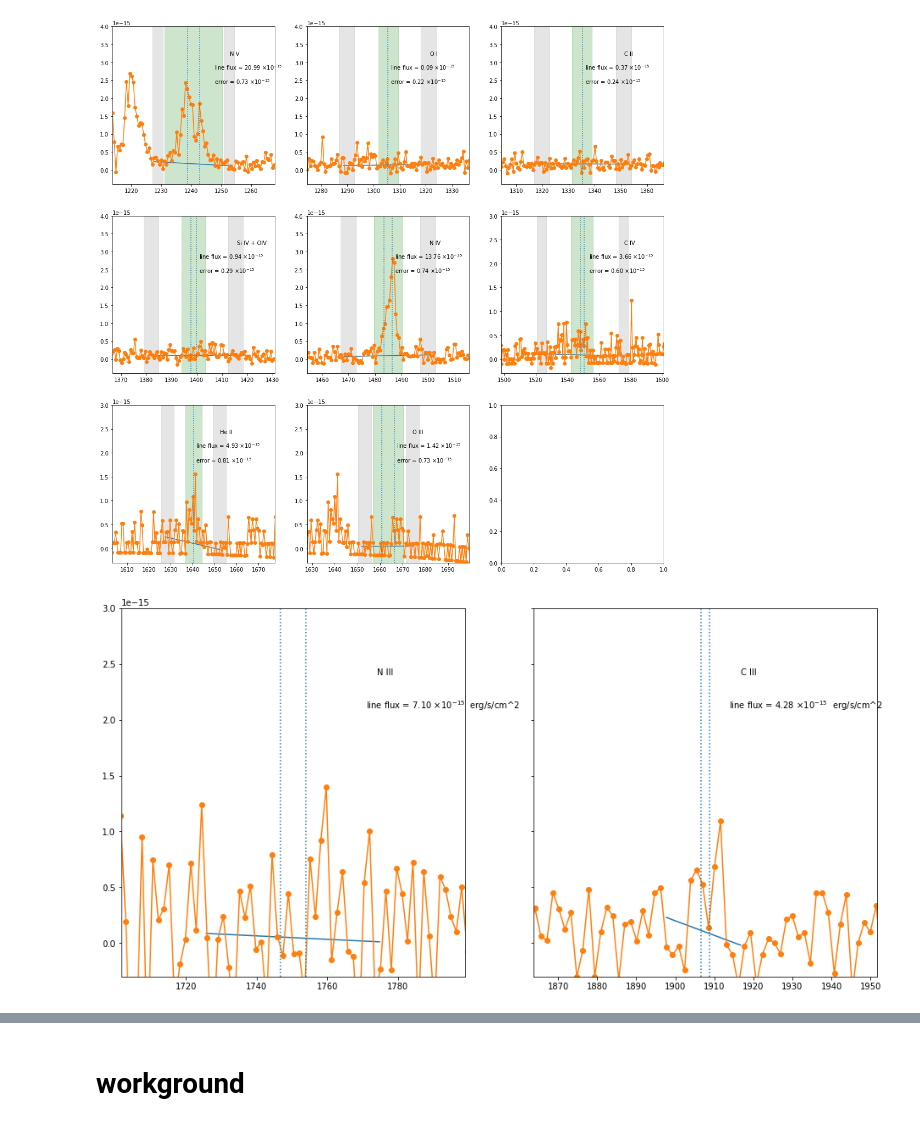
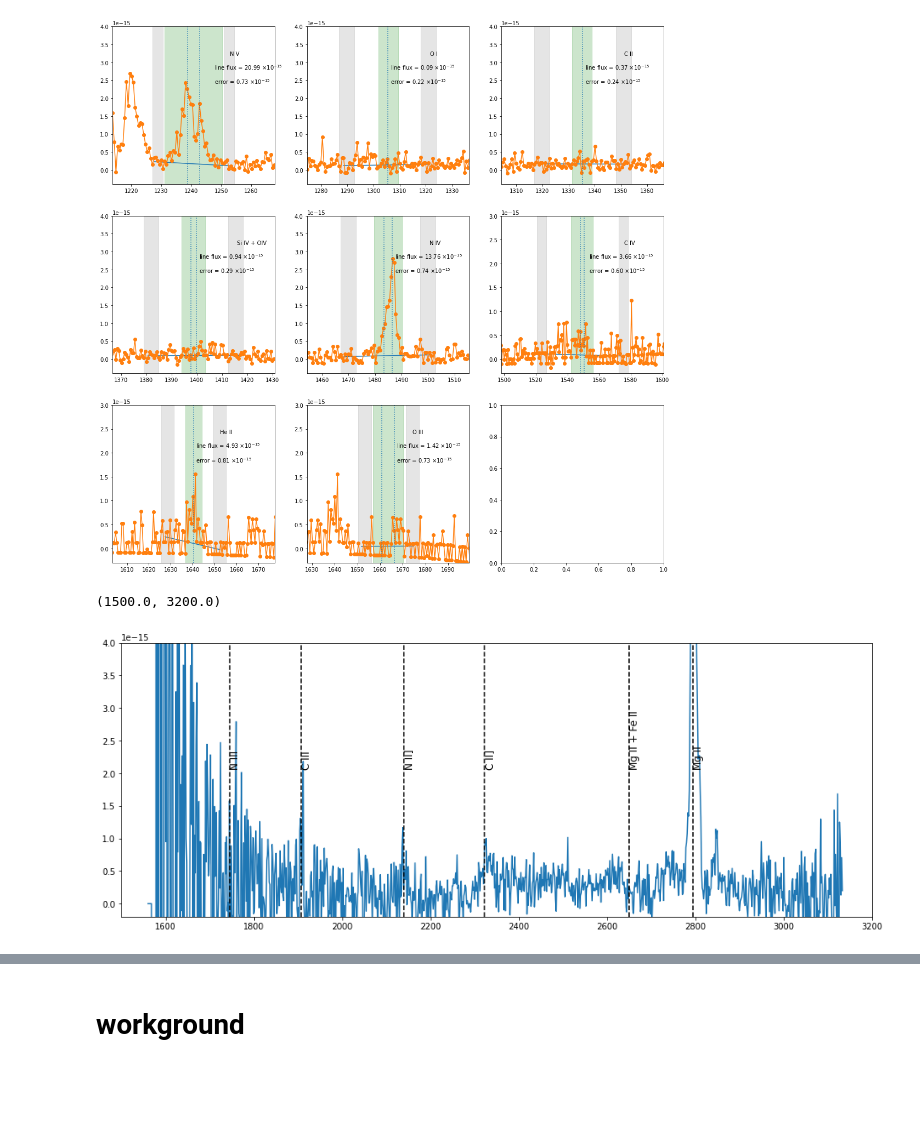
Before and after one commit to Anika019/UV_interaction_SN, a Jupyter notebook: line calculation.ipynb, the cells around one changed output, grey strips where cells are left out. Drawn from its saved outputs; the diff is of its cells as text; code cells hidden in the pictures; blank space fills up the shorter version.

```diff
--- a/line calculation.ipynb
+++ b/line calculation.ipynb
@@ -184,6 +184,12 @@ fuv_lineflux = at.Table([['SNnamewhateverlong'],[0],[0.],[0.],[0.],[0.],[0.],[0.
                        names=('obj', 'phase', 'NV1238', 'd_NV1238', 'OI1305', 'd_OI1305', 'CII1335', 'd_CII1335',
                              'SiIV1398', 'd_SiIV1398', 'NIV1483','d_NIV1483','CIV1548','d_CIV1548',
                              'HeII1640', 'd_HeII1640', 'OIII1660','d_OIII1660'))
+# %%
+init_row = ['SNname',0,0.,0.,0.,0.,0.,0.,0.,0.,0.,0.,0.,0.]
+nuv_lineflux = at.Table([['SNnamewhateverlong'],[0],[0.],[0.],[0.],[0.],[0.],[0.],[0.],[0.],[0.],[0.],[0.],[0.]],
+                       names=('obj', 'phase', 'NIII1746', 'd_NIII1746', 'CIII1907', 'd_CIII1907',
+                              'NII2139', 'd_NII2139', 'CII2323','d_CII2323','MgIIFeII2650','d_MgIIFeII2650',
+                             'MgII2795', 'd_MgII2795'))
 # %% [markdown]
 ## 2005ip
 # %%
@@ -303,14 +301,35 @@ flux = spec[1].data['FLUX'][0]
-# %%
-nrows = 1
-ncols = 2
-fig, axes = plt.subplots(nrows = nrows, ncols = ncols, figsize = (8*ncols, 8*nrows), sharey = True)
-
-bound = 20
-emflux = plot_region(axes[0], wav, flux, [ 1746.8,1754.0], linename = 'N III', bound = bound,
-                     xlim =25, ylim = 3e-15)
-
-bound = 8
-emflux = plot_region(axes[1], wav, flux, [ 1906.7, 1908.7], linename = 'C III', bound = bound,
-                     xlim =35, ylim = 3e-15)
-# %% [output]
-[figure, removed]
+# %%
+obj = '2005ip'
+spec = fits.open('./reduced_spectra/2005ip/2005ip_d3042NUV_x1d.fits')
+ebv = 0.047                                                       #update this!!!
+                                                            #update this!!!
+
+z = z_dict[obj]
+nuv_lineflux[ind]['obj'] = obj
+a_v = 3.1*ebv
+ind = 0
+nuv_lineflux[ind]['obj'] = '2005ip'
+nuv_lineflux[ind]['phase'] = 3042
+
+scale = 2
+wav = spec[1].data['WAVELENGTH'][0]/(1+z)
+flux = spec[1].data['FLUX'][0]*scale
+error = spec[1].data['ERROR'][0]*scale
+
+plt.figure(figsize=(16, 6))
+plt.plot(wav, flux)
+
+xcoords=[1746   ,1907   ,2139   ,2323   ,2650           , 2795  ]
+#xcoords=np.asarray(xcoords)*1.e-4
+names=['N III','C III','N II]','C II]','Mg II + Fe II','Mg II']
+
+for i in range(len(xcoords)):
+    if xcoords[i]<max(wav) and xcoords[i]>min(wav):
+        plt.axvline(x=xcoords[i],ymax=1,color='black',linestyle='--')
+        plt.text(xcoords[i],2.1e-15,names[i],rotation=90,fontsize=12)
+
+plt.ylim(-2e-16, 4e-15)
+plt.xlim(1500, 3200)
+# %% [output]
+(1500.0, 3200.0)
+[figure, added]
```
Also changed, not shown: parts of 19 cells of this notebook, 10 other files.
